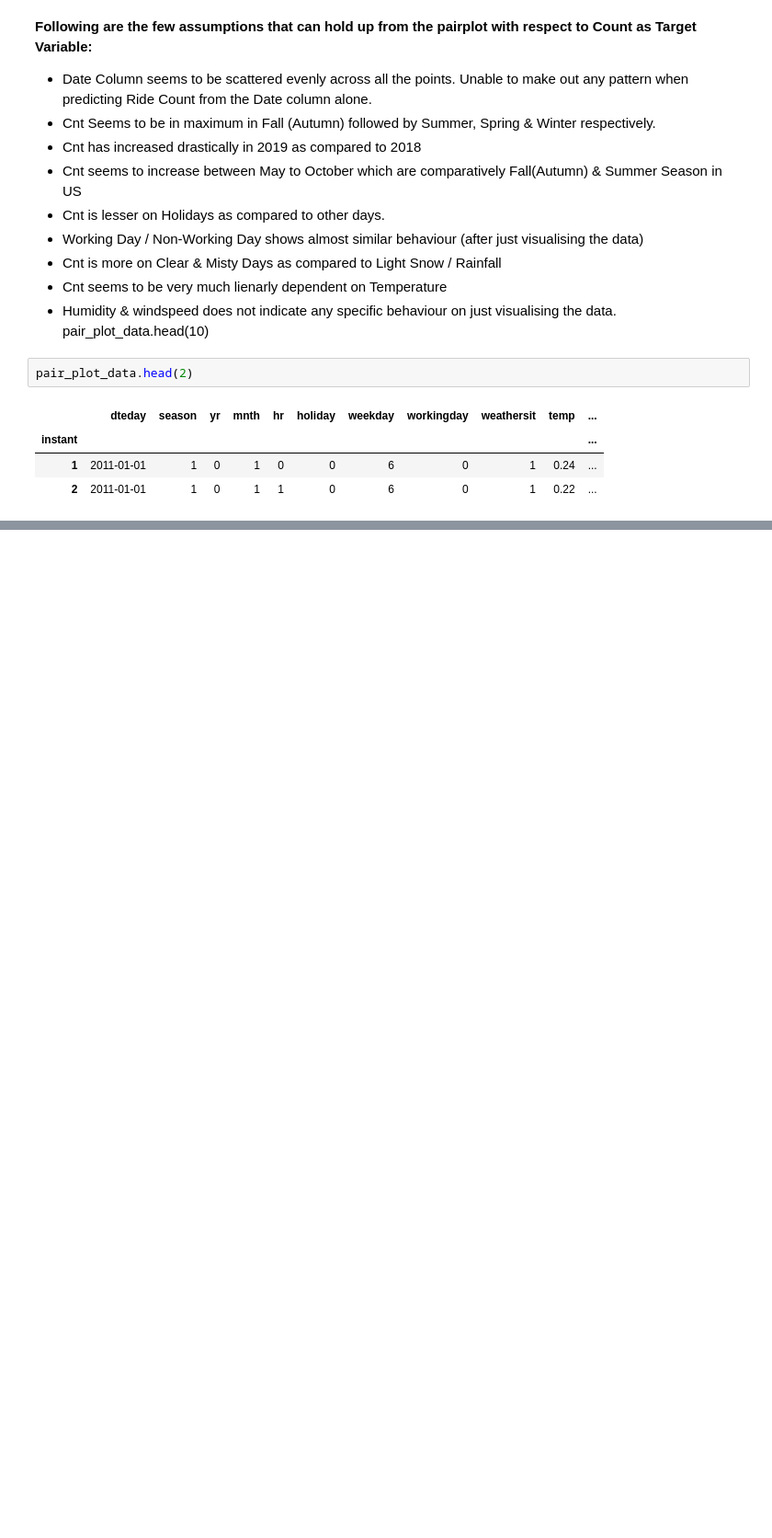
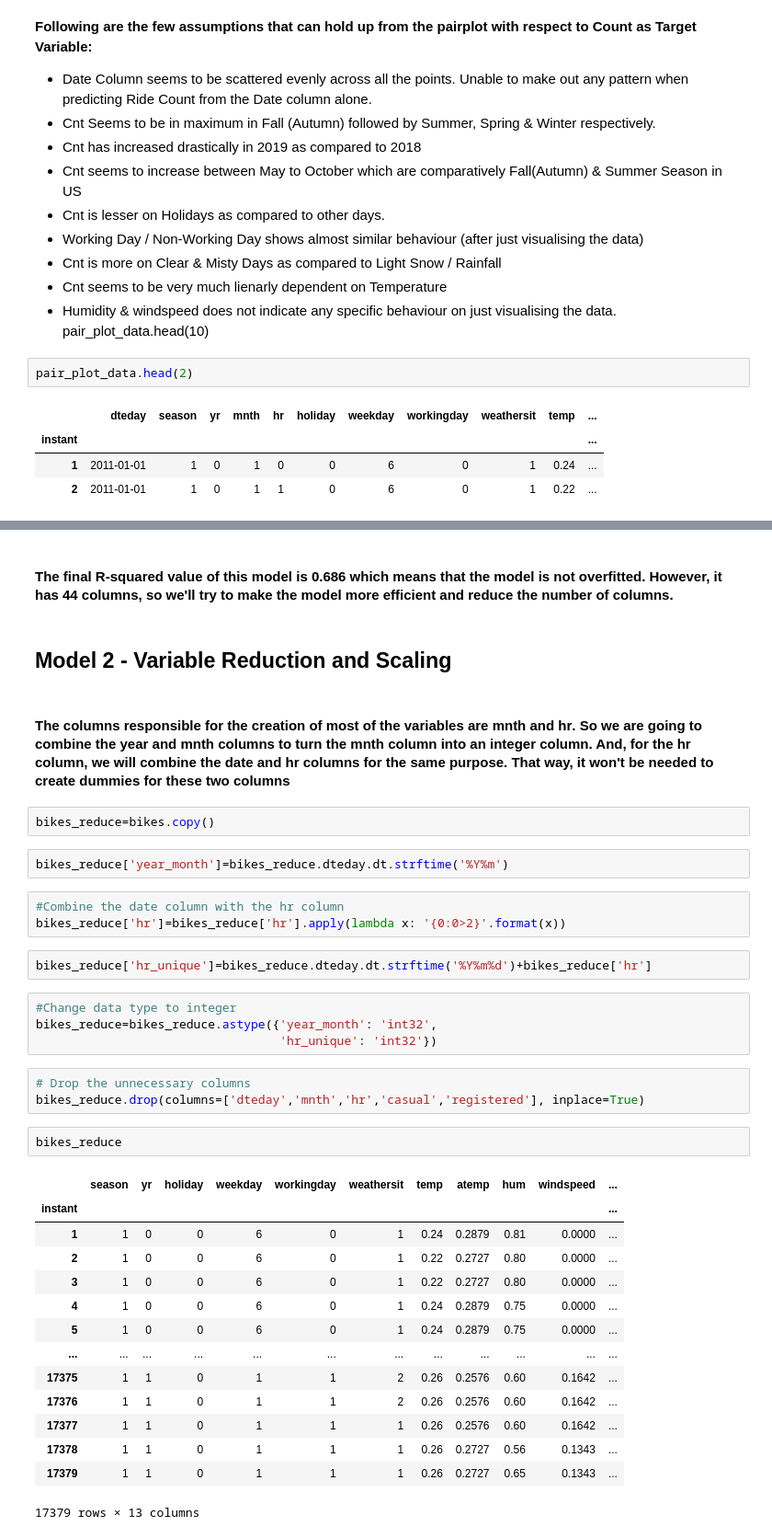
Before and after one commit to maryelo/Bike-sharing-excercise, a Jupyter notebook: Datascience_case_bikesharing_final.ipynb, the cells around one changed output, grey strips where cells are left out. Shown at 92% size. Saved outputs shown, nothing was run; the diff lists cells and outputs as text; blank space fills up the shorter version.

```diff
--- a/ordina_case_bikesharing_soulution2.ipynb
+++ b/Datascience_case_bikesharing_final.ipynb
@@ -1246,0 +920,39 @@ AttributeError: 'DataFrame' object has no attribute 'instant'
+# %% [markdown]
+#### The final R-squared value of this model is **0.686** which means that the model is not overfitted. However, it has 44 columns, so we'll try to make the model more efficient and reduce the number of columns.
+# %% [markdown]
+## Model 2 - Variable Reduction and Scaling
+# %% [markdown]
+#### The columns responsible for the creation of most of the variables are **mnth** and **hr**. So we are going to combine the year and mnth columns to turn the mnth column into an integer column. And, for the hr column, we will combine the date and hr columns for the same purpose. That way, it won't be needed to create dummies for these two columns
+# %%
+bikes_reduce=bikes.copy()
+# %%
+bikes_reduce['year_month']=bikes_reduce.dteday.dt.strftime('%Y%m')
+# %%
+#Combine the date column with the hr column
+bikes_reduce['hr']=bikes_reduce['hr'].apply(lambda x: '{0:0>2}'.format(x))
+# %%
+bikes_reduce['hr_unique']=bikes_reduce.dteday.dt.strftime('%Y%m%d')+bikes_reduce['hr']
+# %%
+#Change data type to integer
+bikes_reduce=bikes_reduce.astype({'year_month': 'int32',
+                                  'hr_unique': 'int32'})
+# %%
+# Drop the unnecessary columns
+bikes_reduce.drop(columns=['dteday','mnth','hr','casual','registered'], inplace=True)
+# %%
+bikes_reduce
+# %% [output]
+|  | season | yr | holiday | weekday | workingday | weathersit | temp | atemp | hum | windspeed | ... |
+| instant |  |  |  |  |  |  |  |  |  |  | ... |
+| 1 | 1 | 0 | 0 | 6 | 0 | 1 | 0.24 | 0.2879 | 0.81 | 0.0000 | ... |
+| 2 | 1 | 0 | 0 | 6 | 0 | 1 | 0.22 | 0.2727 | 0.80 | 0.0000 | ... |
+| 3 | 1 | 0 | 0 | 6 | 0 | 1 | 0.22 | 0.2727 | 0.80 | 0.0000 | ... |
+| 4 | 1 | 0 | 0 | 6 | 0 | 1 | 0.24 | 0.2879 | 0.75 | 0.0000 | ... |
+| 5 | 1 | 0 | 0 | 6 | 0 | 1 | 0.24 | 0.2879 | 0.75 | 0.0000 | ... |
+| ... | ... | ... | ... | ... | ... | ... | ... | ... | ... | ... | ... |
+| 17375 | 1 | 1 | 0 | 1 | 1 | 2 | 0.26 | 0.2576 | 0.60 | 0.1642 | ... |
+| 17376 | 1 | 1 | 0 | 1 | 1 | 2 | 0.26 | 0.2576 | 0.60 | 0.1642 | ... |
+| 17377 | 1 | 1 | 0 | 1 | 1 | 1 | 0.26 | 0.2576 | 0.60 | 0.1642 | ... |
+| 17378 | 1 | 1 | 0 | 1 | 1 | 1 | 0.26 | 0.2727 | 0.56 | 0.1343 | ... |
+| 17379 | 1 | 1 | 0 | 1 | 1 | 1 | 0.26 | 0.2727 | 0.65 | 0.1343 | ... |
+17379 rows × 13 columns
```
Also changed, not shown: parts of 100 cells of this notebook.
